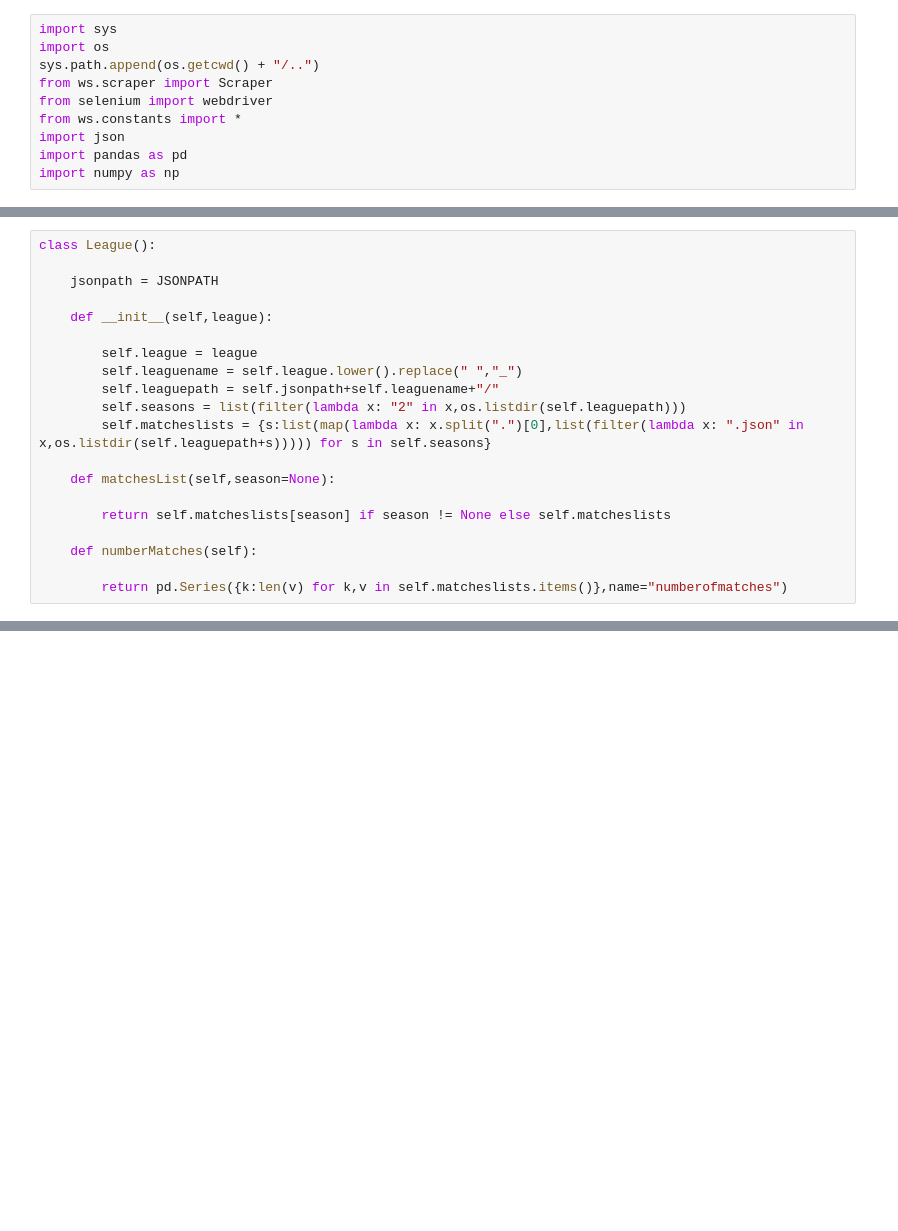
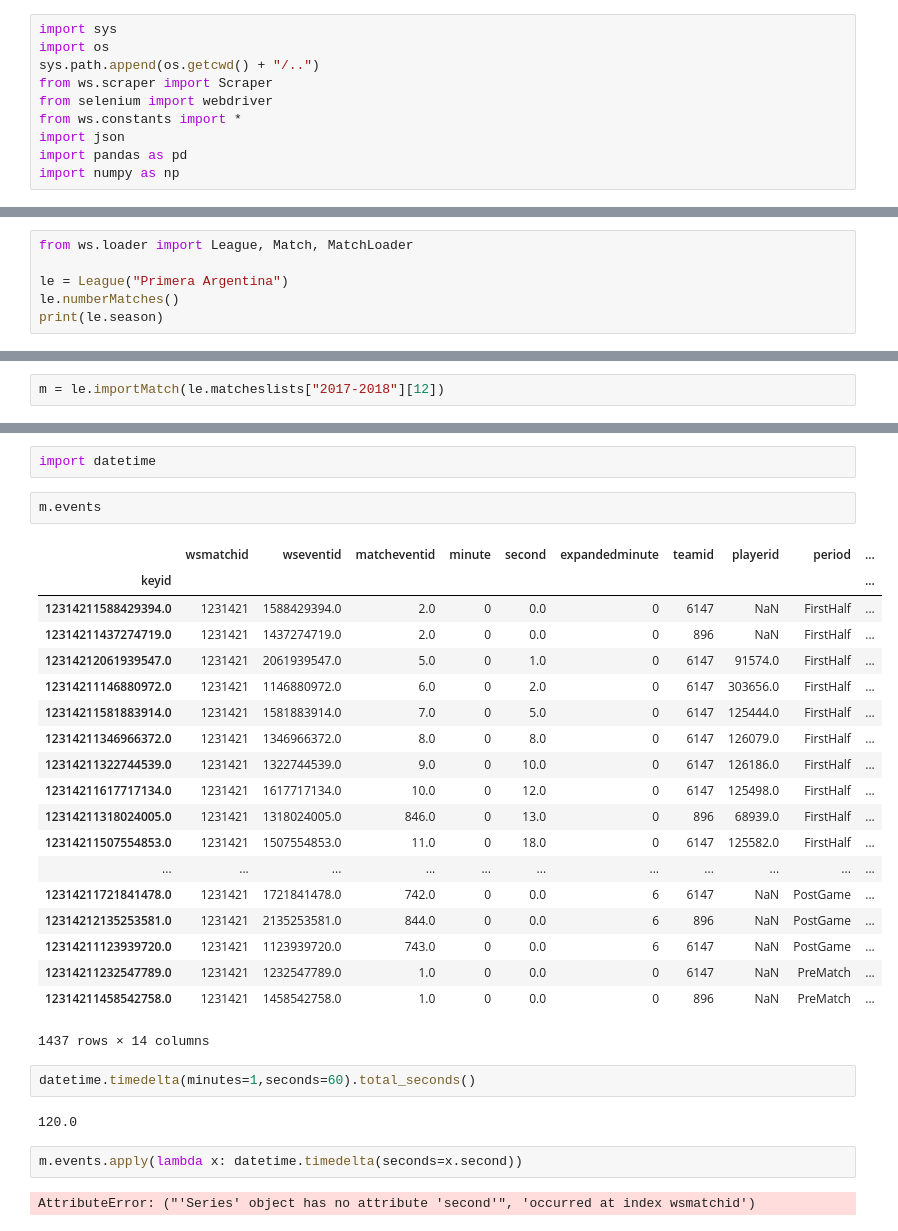
Before and after one commit to sdonoso23/ws, a Jupyter notebook: notebooks/003-importmatch.ipynb, the cells around one changed output, grey strips where cells are left out. Saved outputs shown, nothing was run; the diff lists cells and outputs as text; blank space fills up the shorter version.

Commit message:
Added Loader

```diff
--- a/notebooks/003-importmatch.ipynb
+++ b/notebooks/003-importmatch.ipynb
@@ -25,23 +27,3 @@ LEAGUES
  'Super Lig': {'countryid': 225, 'leagueid': 17},
  'UEFA Champions League': {'countryid': 250, 'leagueid': 12},
  'UEFA Europa League': {'countryid': 250, 'leagueid': 30}}
-# %%
-class League():
-
-    jsonpath = JSONPATH
-
-    def __init__(self,league):
-
-        self.league = league
-        self.leaguename = self.league.lower().replace(" ","_")
-        self.leaguepath = self.jsonpath+self.leaguename+"/"
-        self.seasons = list(filter(lambda x: "2" in x,os.listdir(self.leaguepath)))
-        self.matcheslists = {s:list(map(lambda x: x.split(".")[0],list(filter(lambda x: ".json" in x,os.listdir(self.leaguepath+s))))) for s in self.seasons}
-
-    def matchesList(self,season=None):
-
-        return self.matcheslists[season] if season != None else self.matcheslists
-
-    def numberMatches(self):
-
-        return pd.Series({k:len(v) for k,v in self.matcheslists.items()},name="numberofmatches")
@@ -670,0 +30,6 @@ AttributeError: 'NoneType' object has no attribute 'players'
+# %%
+from ws.loader import League, Match, MatchLoader
+
+le = League("Primera Argentina")
+le.numberMatches()
+print(le.season)
@@ -670,0 +356,2 @@ AttributeError: 'NoneType' object has no attribute 'players'
+# %%
+m = le.importMatch(le.matcheslists["2017-2018"][12])
@@ -670,0 +382,32 @@ AttributeError: 'NoneType' object has no attribute 'players'
+# %%
+import datetime
+# %%
+m.events
+# %% [output]
+|  | wsmatchid | wseventid | matcheventid | minute | second | expandedminute | teamid | playerid | period | ... |
+| keyid |  |  |  |  |  |  |  |  |  | ... |
+| 12314211588429394.0 | 1231421 | 1588429394.0 | 2.0 | 0 | 0.0 | 0 | 6147 | NaN | FirstHalf | ... |
+| 12314211437274719.0 | 1231421 | 1437274719.0 | 2.0 | 0 | 0.0 | 0 | 896 | NaN | FirstHalf | ... |
+| 12314212061939547.0 | 1231421 | 2061939547.0 | 5.0 | 0 | 1.0 | 0 | 6147 | 91574.0 | FirstHalf | ... |
+| 12314211146880972.0 | 1231421 | 1146880972.0 | 6.0 | 0 | 2.0 | 0 | 6147 | 303656.0 | FirstHalf | ... |
+| 12314211581883914.0 | 1231421 | 1581883914.0 | 7.0 | 0 | 5.0 | 0 | 6147 | 125444.0 | FirstHalf | ... |
+| 12314211346966372.0 | 1231421 | 1346966372.0 | 8.0 | 0 | 8.0 | 0 | 6147 | 126079.0 | FirstHalf | ... |
+| 12314211322744539.0 | 1231421 | 1322744539.0 | 9.0 | 0 | 10.0 | 0 | 6147 | 126186.0 | FirstHalf | ... |
+| 12314211617717134.0 | 1231421 | 1617717134.0 | 10.0 | 0 | 12.0 | 0 | 6147 | 125498.0 | FirstHalf | ... |
+| 12314211318024005.0 | 1231421 | 1318024005.0 | 846.0 | 0 | 13.0 | 0 | 896 | 68939.0 | FirstHalf | ... |
+| 12314211507554853.0 | 1231421 | 1507554853.0 | 11.0 | 0 | 18.0 | 0 | 6147 | 125582.0 | FirstHalf | ... |
+| ... | ... | ... | ... | ... | ... | ... | ... | ... | ... | ... |
+| 12314211721841478.0 | 1231421 | 1721841478.0 | 742.0 | 0 | 0.0 | 6 | 6147 | NaN | PostGame | ... |
+| 12314212135253581.0 | 1231421 | 2135253581.0 | 844.0 | 0 | 0.0 | 6 | 896 | NaN | PostGame | ... |
+| 12314211123939720.0 | 1231421 | 1123939720.0 | 743.0 | 0 | 0.0 | 6 | 6147 | NaN | PostGame | ... |
+| 12314211232547789.0 | 1231421 | 1232547789.0 | 1.0 | 0 | 0.0 | 0 | 6147 | NaN | PreMatch | ... |
+| 12314211458542758.0 | 1231421 | 1458542758.0 | 1.0 | 0 | 0.0 | 0 | 896 | NaN | PreMatch | ... |
+1437 rows × 14 columns
+# %%
+datetime.timedelta(minutes=1,seconds=60).total_seconds()
+# %% [output]
+120.0
+# %%
+m.events.apply(lambda x: datetime.timedelta(seconds=x.second))
+# %% [output]
+AttributeError: ("'Series' object has no attribute 'second'", 'occurred at index wsmatchid')
```
Also changed, not shown: parts of 77 cells of this notebook, 6 other files.
